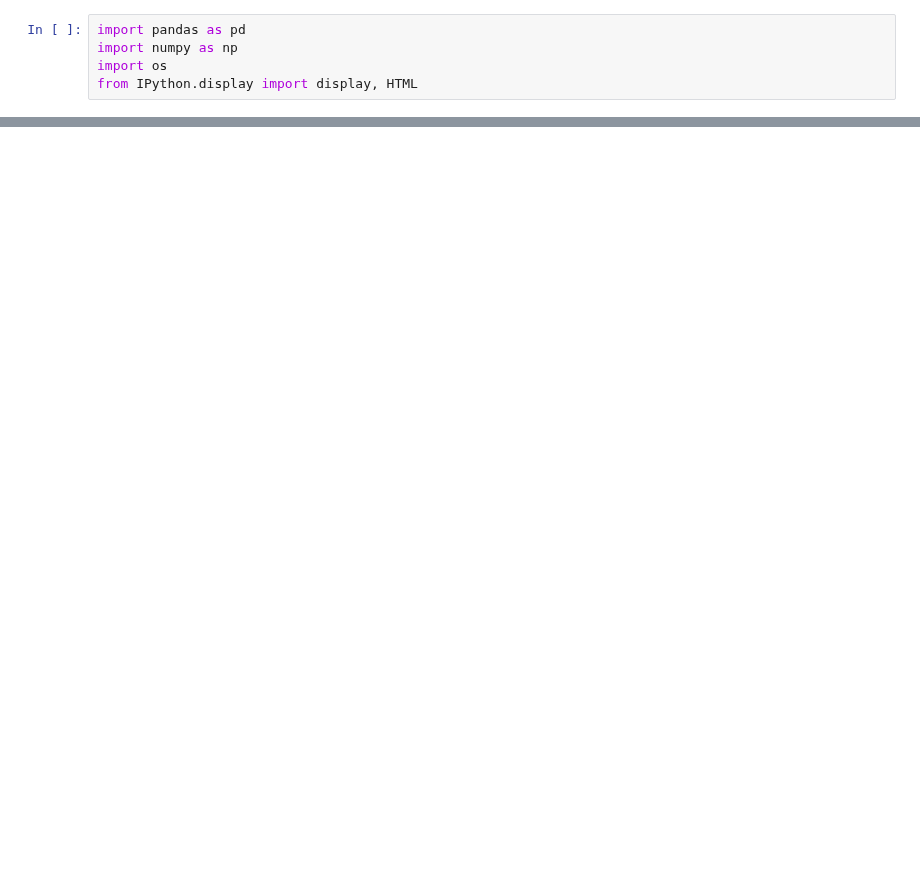
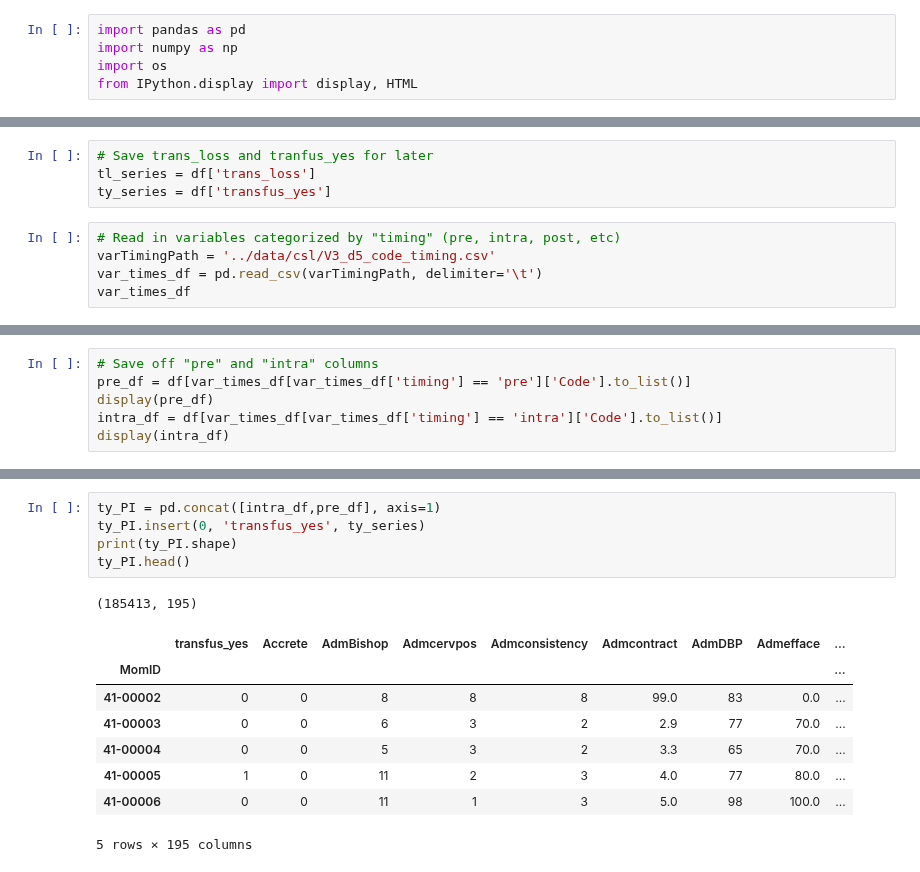
Before and after one commit to lhncbc/MFM_bopf, a Jupyter notebook: src/CSL_create_targets.ipynb, the cells around one changed output, grey strips where cells are left out. Cells and saved outputs as stored; diff of their text form; blank space fills up the shorter version.

```diff
--- a/src/CSL_create_targets.ipynb
+++ b/src/CSL_create_targets.ipynb
@@ -153,0 +44,9 @@ if not os.path.exists(filename): # Comment out this line to overwrite file
+# %%
+# Save trans_loss and tranfus_yes for later
+tl_series = df['trans_loss']
+ty_series = df['transfus_yes']
+# %%
+# Read in variables categorized by "timing" (pre, intra, post, etc)
+varTimingPath = '../data/csl/V3_d5_code_timing.csv'
+var_times_df = pd.read_csv(varTimingPath, delimiter='\t')
+var_times_df
@@ -153,0 +67,6 @@ if not os.path.exists(filename): # Comment out this line to overwrite file
+# %%
+# Save off "pre" and "intra" columns
+pre_df = df[var_times_df[var_times_df['timing'] == 'pre']['Code'].to_list()]
+display(pre_df)
+intra_df = df[var_times_df[var_times_df['timing'] == 'intra']['Code'].to_list()]
+display(intra_df)
@@ -153,0 +102,15 @@ if not os.path.exists(filename): # Comment out this line to overwrite file
+# %%
+ty_PI = pd.concat([intra_df,pre_df], axis=1)
+ty_PI.insert(0, 'transfus_yes', ty_series)
+print(ty_PI.shape)
+ty_PI.head()
+# %% [output]
+(185413, 195)
+|  | transfus_yes | Accrete | AdmBishop | Admcervpos | Admconsistency | Admcontract | AdmDBP | Admefface | ... |
+| MomID |  |  |  |  |  |  |  |  | ... |
+| 41-00002 | 0 | 0 | 8 | 8 | 8 | 99.0 | 83 | 0.0 | ... |
+| 41-00003 | 0 | 0 | 6 | 3 | 2 | 2.9 | 77 | 70.0 | ... |
+| 41-00004 | 0 | 0 | 5 | 3 | 2 | 3.3 | 65 | 70.0 | ... |
+| 41-00005 | 1 | 0 | 11 | 2 | 3 | 4.0 | 77 | 80.0 | ... |
+| 41-00006 | 0 | 0 | 11 | 1 | 3 | 5.0 | 98 | 100.0 | ... |
+5 rows × 195 columns
```
Also changed, not shown: parts of 21 cells of this notebook, 1 other file.
